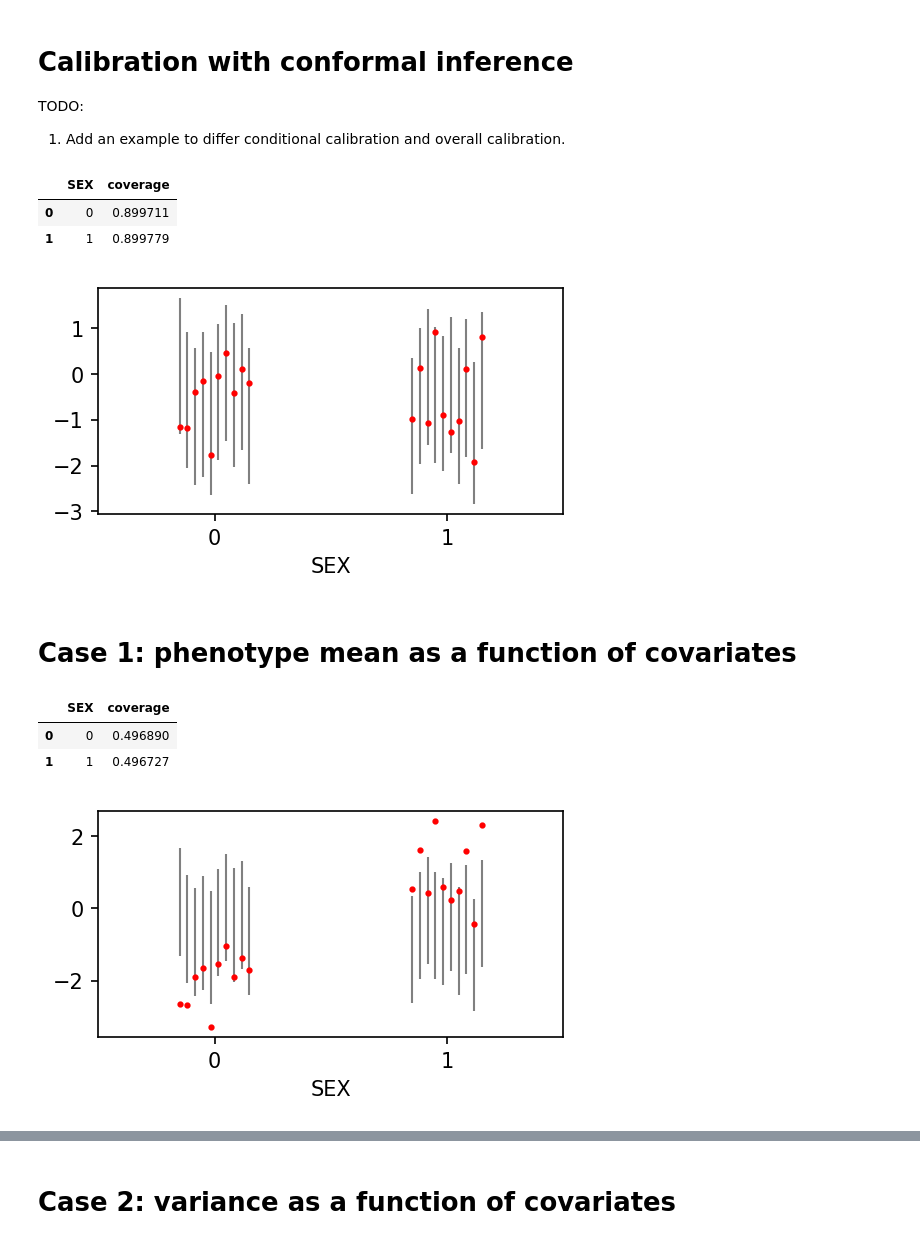
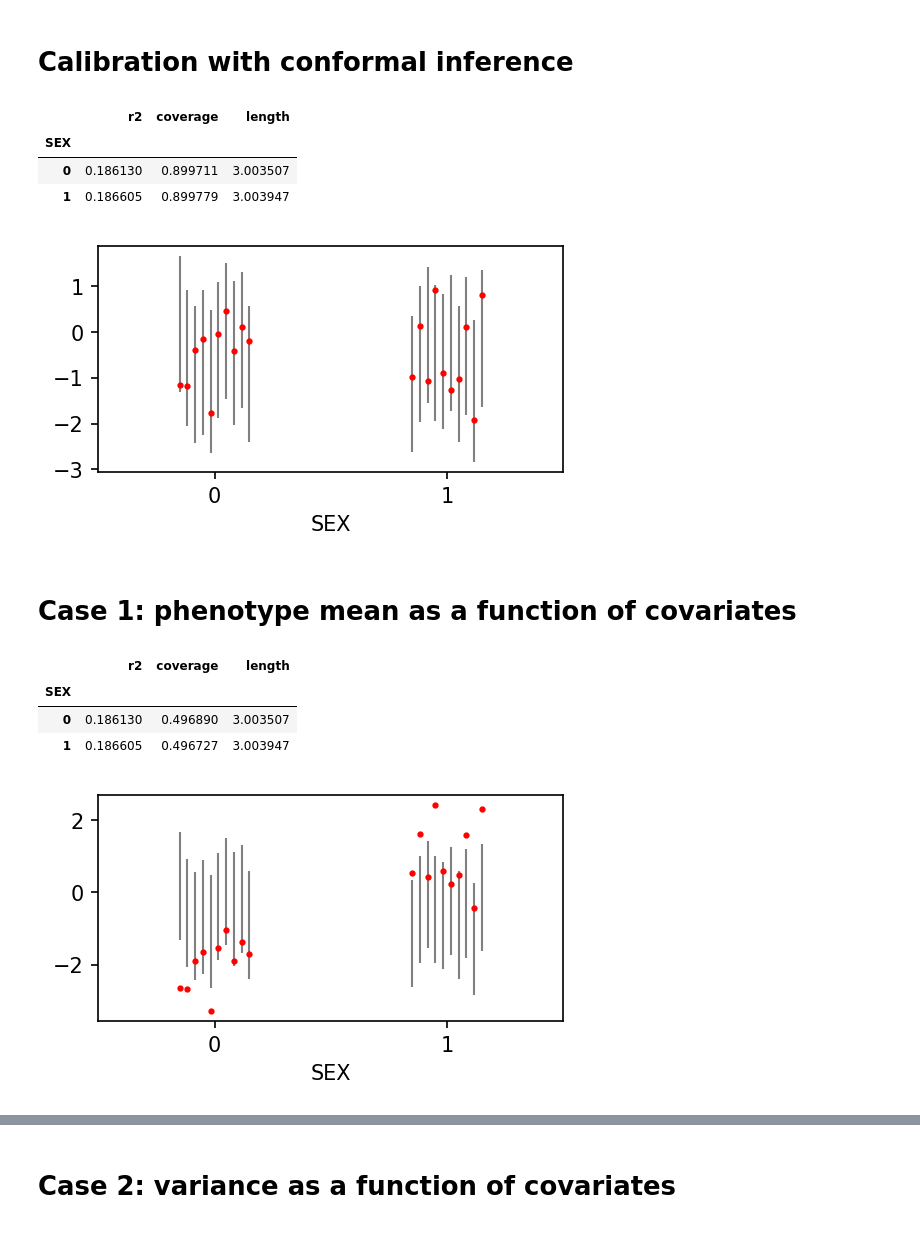
Before and after one commit to KangchengHou/calpred-manuscript, a Jupyter notebook: notebooks/toy-calibrate.ipynb, the cells around one changed output, grey strips where cells are left out. Saved outputs shown, nothing was run; the diff lists cells and outputs as text; code cells hidden in the pictures.

```diff
--- a/notebooks/toy-calibrate.ipynb
+++ b/notebooks/toy-calibrate.ipynb
@@ -1,8 +1,5 @@
 # %% [markdown]
 # Calibration with conformal inference
-
-TODO:
-1. Add an example to differ conditional calibration and overall calibration.
 # %%
 %load_ext autoreload
 %autoreload 2
@@ -44,28 +41,29 @@ df_raw["SEX"] = np.random.randint(2, size=len(df_raw))
 # %%
 fig, ax = plt.subplots(figsize=(4, 2), dpi=150)
 
 admix_prs.plot_calibration(
     df=df_raw,
     y_col="PHENO",
     lower_col="PHENO_LOWER",
     upper_col="PHENO_UPPER",
     group_col="SEX",
     ax=ax,
 )
 
 display(
-    admix_prs.eval_calibration(
+    admix_prs.evaluate(
         df_raw,
-        x_col="PHENO",
+        true_col="PHENO",
         lower_col="PHENO_LOWER",
         upper_col="PHENO_UPPER",
         group_col="SEX",
     )
 )
 # %% [output]
-|  | SEX | coverage |
-| 0 | 0 | 0.899711 |
-| 1 | 1 | 0.899779 |
+|  | r2 | coverage | length |
+| SEX |  |  |  |
+| 0 | 0.186130 | 0.899711 | 3.003507 |
+| 1 | 0.186605 | 0.899779 | 3.003947 |
 [figure]
 # %% [markdown]
 # Case 1: phenotype mean as a function of covariates
@@ -83,18 +81,19 @@ admix_prs.plot_calibration(
     ax=ax,
 )
 display(
-    admix_prs.eval_calibration(
+    admix_prs.evaluate(
         df1,
-        x_col="PHENO",
+        true_col="PHENO",
         lower_col="PHENO_LOWER",
         upper_col="PHENO_UPPER",
         group_col="SEX",
     )
 )
 # %% [output]
-|  | SEX | coverage |
-| 0 | 0 | 0.496890 |
-| 1 | 1 | 0.496727 |
+|  | r2 | coverage | length |
+| SEX |  |  |  |
+| 0 | 0.186130 | 0.496890 | 3.003507 |
+| 1 | 0.186605 | 0.496727 | 3.003947 |
 [figure]
 # %%
 np.random.seed(1)
```
Also changed, not shown: parts of 5 cells of this notebook, 2 other files.
